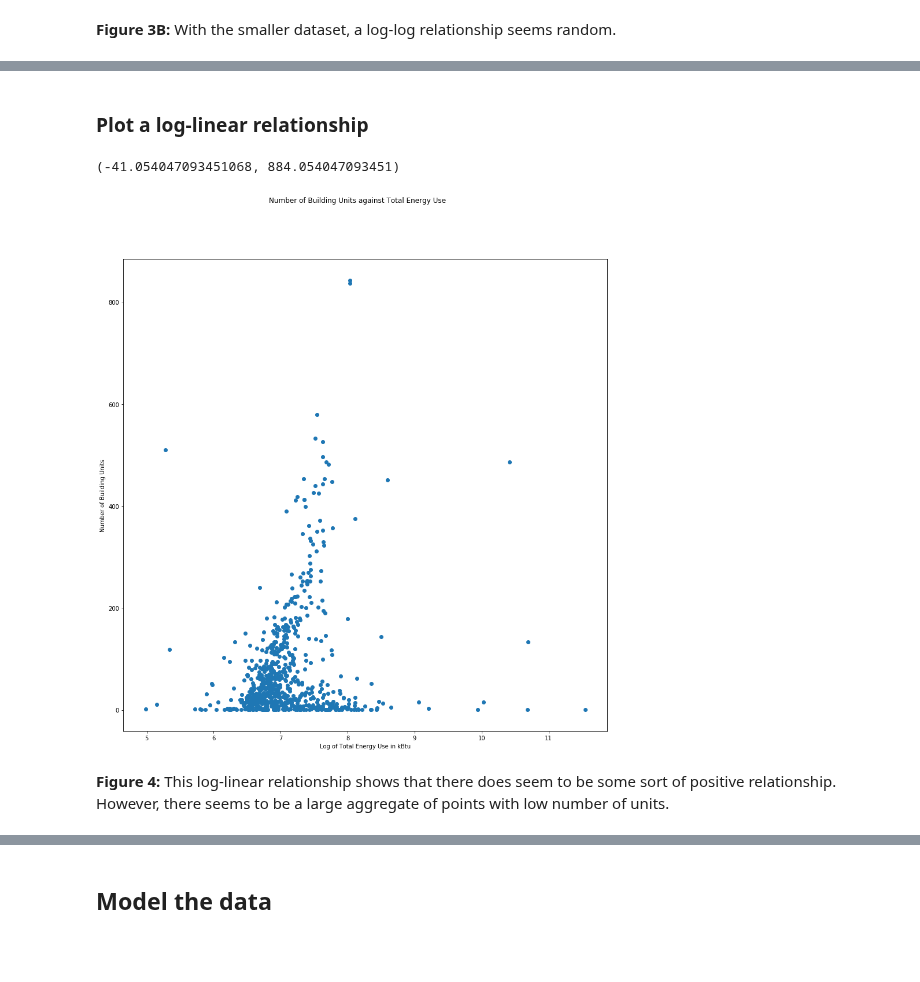
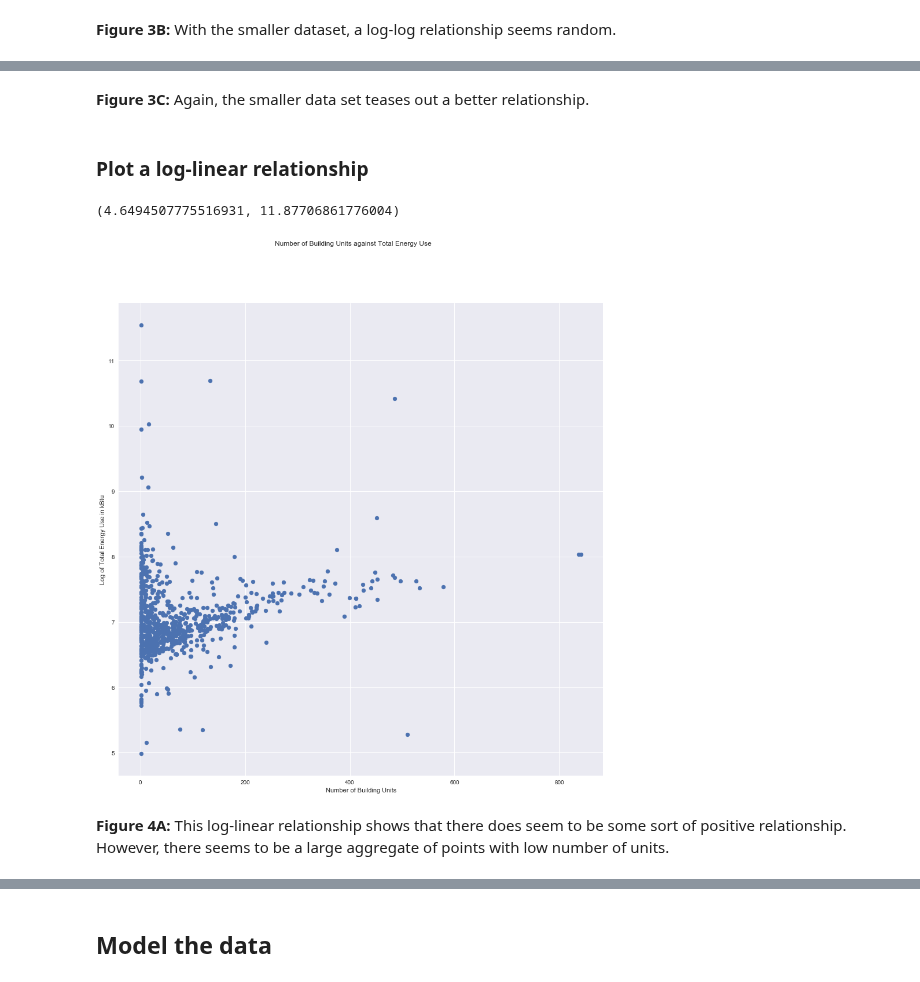
Before and after one commit to seanandrewchen/PUI2017_sac820, a Jupyter notebook: HW6_sac820/HW6.ipynb, the cells around one changed output, grey strips where cells are left out. Drawn from its saved outputs; the diff is of its cells as text; code cells hidden in the pictures; blank space fills up the shorter version.

```diff
--- a/HW6_sac820/HW6.ipynb
+++ b/HW6_sac820/HW6.ipynb
@@ -70,3 +86,7 @@ plutoData = gp.read_file(os.getenv("PUIDATA") + "MNMapPLUTO.shp")
 keepColumns = ['UnitsTotal', 'BBL']
 plutoData = pd.DataFrame(plutoData, columns=keepColumns)
 plutoData = plutoData.dropna()
+
+plutoData.columns = ['Number of Units', 'BBL']
+
+plutoData = plutoData[plutoData['Number of Units'] != 0]
@@ -77,5 +95,11 @@ plutoData.columns = ['Number of Units', 'BBL']
 # %%
 data = plutoData.merge(energyData, on='BBL')
+# %%
+data['Average energy use per unit'] = data['Total Energy Use'] / data['Number of Units']
+data['Log Energy'] = np.log10(data['Total Energy Use'])
+data['Log Units'] = np.log10(data['Number of Units'])
 # %%
-data['Total Energy Use'] = data['Building Floor Area Square Feet'] * data['kBtu per square foot']
-data['Average energy use per unit'] = data['Total Energy Use'] / data['Number of Units']
+data = data[data['Number of Units'] != 0]
+data = data[data['Total Energy Use'] != 0]
+data = data.drop(['BBL', 'Building Floor Area Square Feet','kBtu per square foot', 'Average energy use per unit'], axis=1)
+data = data.dropna()
@@ -84,3 +105,0 @@ data['Average energy use per unit'] = data['Total Energy Use'] / data['Number of
-# %%
-data = data[data['Number of Units'] != 0]
-data = data.drop('BBL', axis=1)
@@ -219,18 +207,20 @@ ax.set_ylim()
+# %% [markdown]
+**Figure 3C:** Again, the smaller data set teases out a better relationship.
 # %% [markdown]
 ### Plot a log-linear relationship
 # %%
 fig = pl.figure(figsize=(15,15))
 fig.suptitle('Number of Building Units against Total Energy Use')
 
 ax = fig.add_subplot(111)
-y = data['Number of Units']
-x = np.log10(data['Total Energy Use'], dtype='float64')
+x = data['Number of Units']
+y = data['Log Energy']
 ax.scatter(x, y)
-ax.set_xlabel("Log of Total Energy Use in kBtu")
-ax.set_ylabel("Number of Building Units")
+ax.set_ylabel("Log of Total Energy Use in kBtu")
+ax.set_xlabel("Number of Building Units")
 ax.set_ylim()
 # %% [output]
-(-41.054047093451068, 884.054047093451)
+(4.6494507775516931, 11.87706861776004)
-[figure, old version]
+[figure, new version]
 # %% [markdown]
-**Figure 4:** This log-linear relationship shows that there does seem to be some sort of positive relationship. However, there seems to be a large aggregate of points with low number of units.
+**Figure 4A:** This log-linear relationship shows that there does seem to be some sort of positive relationship. However, there seems to be a large aggregate of points with low number of units.
```
Also changed, not shown: parts of 56 cells of this notebook.
